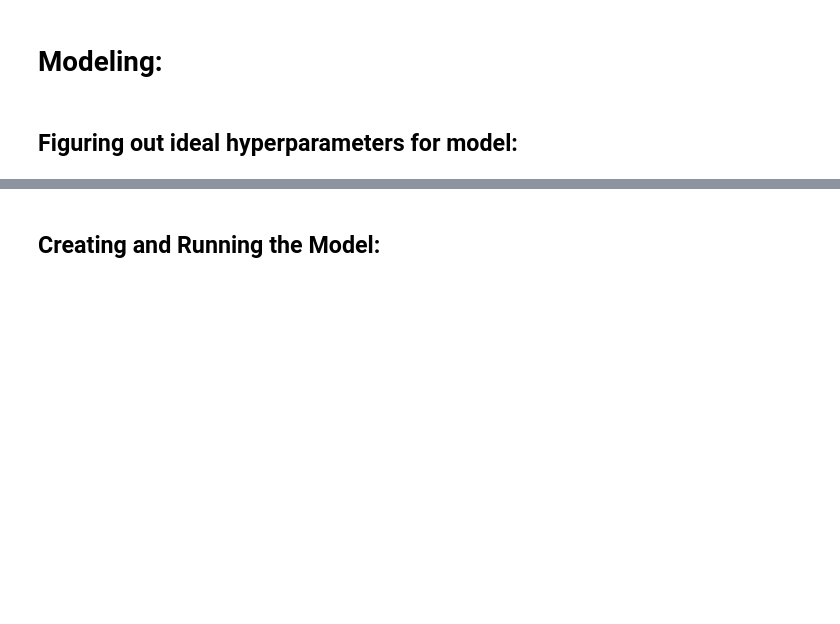
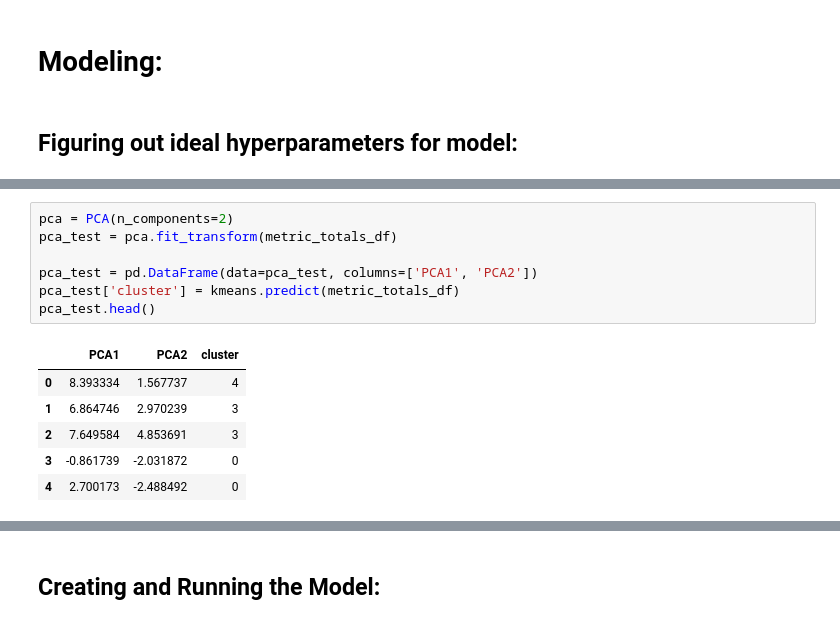
Before and after one commit to greg-maggard/big_5_project, a Jupyter notebook: big_5_analysis.ipynb, the cells around one changed output, grey strips where cells are left out. Cells and saved outputs as stored; diff of their text form; blank space fills up the shorter version.

```diff
--- a/big_5_analysis.ipynb
+++ b/big_5_analysis.ipynb
@@ -354,0 +384,14 @@ visualizer.show()        # Finalize and render figure
+# %%
+pca = PCA(n_components=2)
+pca_test = pca.fit_transform(metric_totals_df)
+
+pca_test = pd.DataFrame(data=pca_test, columns=['PCA1', 'PCA2'])
+pca_test['cluster'] = kmeans.predict(metric_totals_df)
+pca_test.head()
+# %% [output]
+|  | PCA1 | PCA2 | cluster |
+| 0 | 8.393334 | 1.567737 | 4 |
+| 1 | 6.864746 | 2.970239 | 3 |
+| 2 | 7.649584 | 4.853691 | 3 |
+| 3 | -0.861739 | -2.031872 | 0 |
+| 4 | 2.700173 | -2.488492 | 0 |
```
Also changed, not shown: parts of 37 cells of this notebook, 2 other files.
